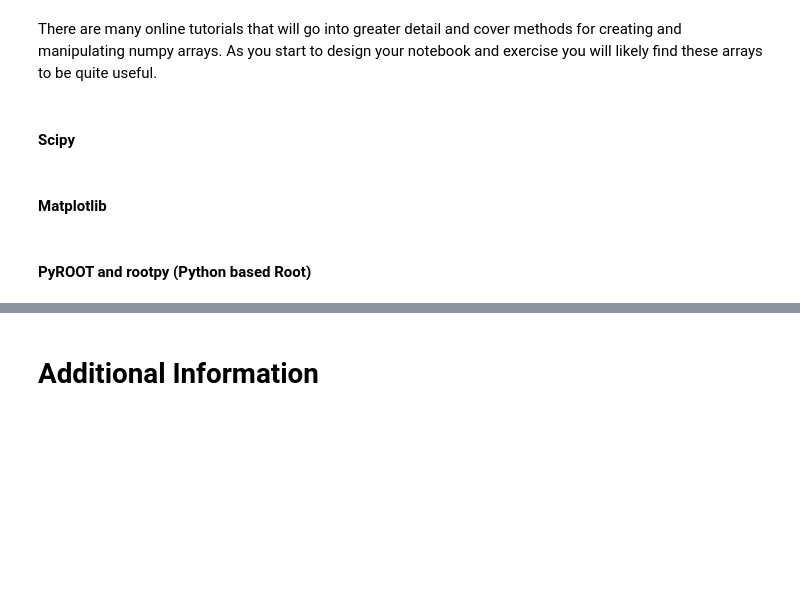
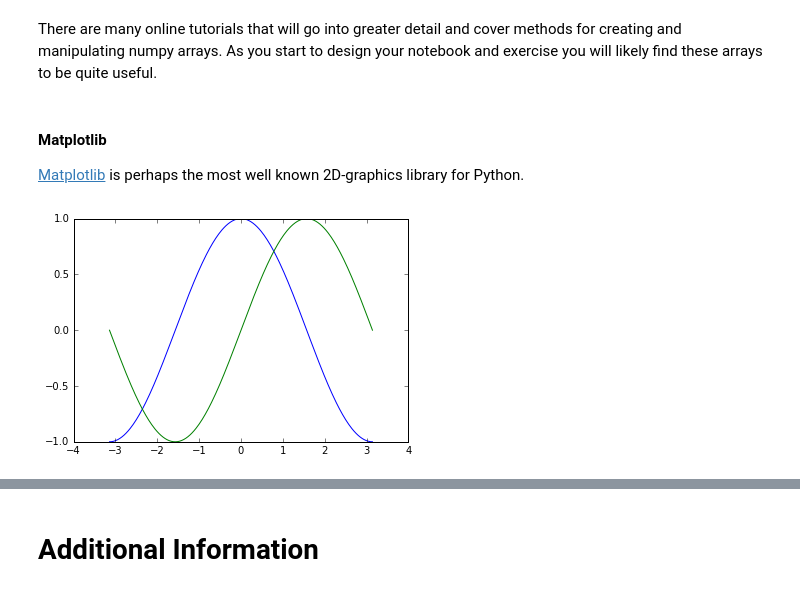
Before and after one commit to ptalou/FIESTA, a Jupyter notebook: tutorial.ipynb, the cells around one changed output, grey strips where cells are left out. Saved outputs shown, nothing was run; the diff lists cells and outputs as text; code cells hidden in the pictures; blank space fills up the shorter version.

```diff
--- a/tutorial.ipynb
+++ b/tutorial.ipynb
@@ -296,9 +296,20 @@ print b[b > 2]     # Prints "[31 3 4 5 6]"
 [31  3  4  5  6]
 # %% [markdown]
 There are many online tutorials that will go into greater detail and cover methods for creating and manipulating numpy arrays.  As you start to design your notebook and exercise you will likely find these arrays to be quite useful.<br />
-# %% [markdown]
-#### Scipy
-# %% [markdown]
-#### Matplotlib
-# %% [markdown]
-#### PyROOT and rootpy (Python based Root)
+# %% [markdown]
+#### Matplotlib
+<a href="https://matplotlib.org/">Matplotlib</a> is perhaps the most well known 2D-graphics library for Python.
+# %%
+import numpy as np
+import matplotlib.pyplot as plt
+%matplotlib inline
+
+X = np.linspace(-np.pi, np.pi, 256, endpoint=True)
+C,S = np.cos(X), np.sin(X)
+
+plt.plot(X,C)
+plt.plot(X,S)
+
+plt.show()
+# %% [output]
+[figure, added]
```
Also changed, not shown: parts of 5 cells of this notebook.
